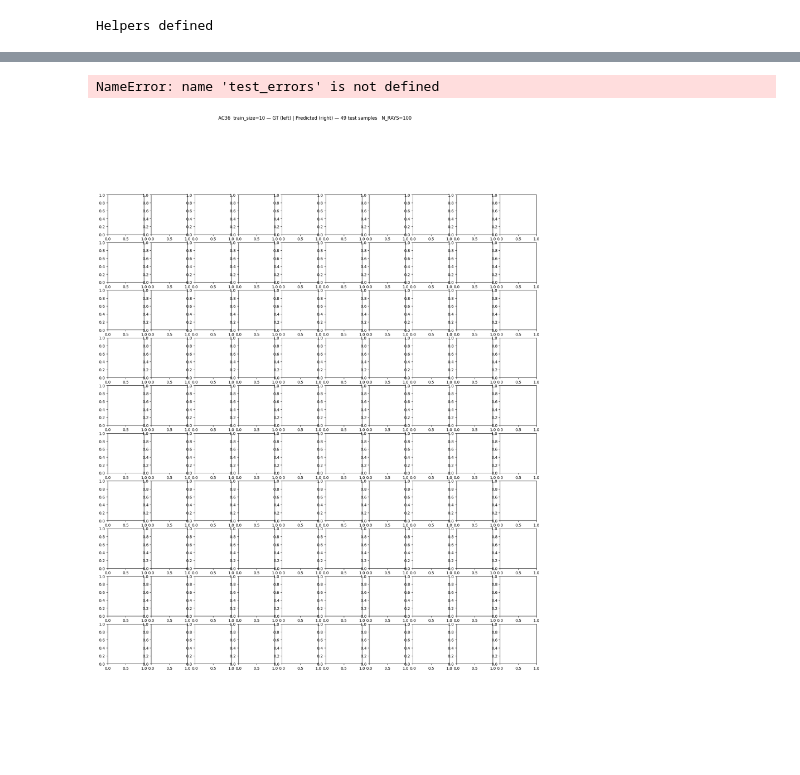
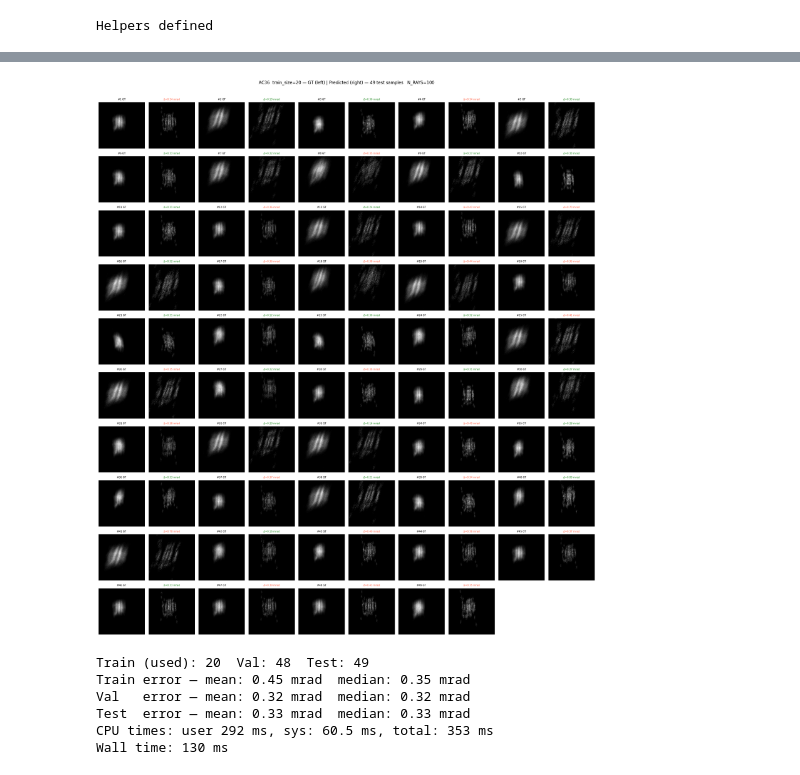
Before and after one commit to AlexxGrigore/master-thesis, a Jupyter notebook: src/perturbation_visualizer/training_evaluator.ipynb, the cells around one changed output, grey strips where cells are left out. Saved outputs shown, nothing was run; the diff lists cells and outputs as text; code cells hidden in the pictures; blank space fills up the shorter version.

Commit message:
update scenario

```diff
--- a/src/perturbation_visualizer/training_evaluator.ipynb
+++ b/src/perturbation_visualizer/training_evaluator.ipynb
@@ -39,21 +39,24 @@ Imports OK
 HELIOSTAT_ID = "AC36"   # options: AC36  AG33  AO34  AW36  BE35
 
 # Which training-size result to load
-TRAIN_SIZE = 10         # options: 1  5  10  20  25  50  75  100
+TRAIN_SIZE = 20         # options: 1  5  10  20  25  50  75  100
 
-N_RAYS                   = 100   # rays per light source (higher = cleaner, slower)
-SURFACE_POINTS_PER_FACET = 5     # per facet (5x5 = 25 pts)
+N_RAYS                   = 10   # rays per light source (higher = cleaner, slower)
+SURFACE_POINTS_PER_FACET = 25     # per facet (5x5 = 25 pts)
 # %%
 %%time
 # ── Load scenario + apply trained kinematic parameters ───────────────────
 
-SCENARIO_PATH = _base / "scenarios" / "full_field_200_samples_scenario" / "scenario.h5"
+# Use the per-heliostat deflectometry scenario (same as training).
+SCENARIO_PATH = _base / "scenarios" / "one_heliostat_scenarios" / HELIOSTAT_ID / "scenario.h5"
 KIN_PATH = (
     _base / "outputs" / "one_hel_train_sizes"
     / HELIOSTAT_ID / f"train_size_{TRAIN_SIZE}" / "kinematic_parameters.json"
 )
 SYNTH_DIR = _base / "scenarios" / "full_63_heli_kin_reconstruct" / "synthetic_data"
 
+if not SCENARIO_PATH.exists():
+    raise FileNotFoundError(f"Scenario not found:\n  {SCENARIO_PATH}")
 if not KIN_PATH.exists():
     raise FileNotFoundError(f"Kinematic parameters not found:\n  {KIN_PATH}")
 
@@ -73,6 +76,11 @@ heliostat_group = scenario.heliostat_field.heliostat_groups[0]
 heliostat_names = list(heliostat_group.names)
 heliostat_idx   = heliostat_names.index(HELIOSTAT_ID)
 kinematic       = heliostat_group.kinematics
+
+# Distance from this heliostat to the target center (used for m → mrad conversion).
+hel_pos       = heliostat_group.positions[heliostat_idx, :3]
+target_center = scenario.solar_tower.target_areas[0].centers[:, :3].mean(dim=0)
+hel_dist_m    = torch.norm(hel_pos - target_center).item()
 
 # Apply trained parameters (absolute values, not deltas).
 # The JSON typically contains only the single trained heliostat, not all 63.
@@ -98,7 +106,8 @@ trained_base_pos = torch.zeros(len(heliostat_names), 3, device=device)
 for j, s in enumerate(json_to_scenario):
     trained_base_pos[s] = _t(kin_data["base_position_deviation_parameters"][j])
 
-print(f"Scenario : {len(heliostat_names)} heliostats")
+print(f"Scenario : {SCENARIO_PATH.relative_to(_base)}")
 print(f"Selected : {HELIOSTAT_ID}  (index {heliostat_idx})")
 print(f"JSON     : {json_names}")
+print(f"Dist     : {hel_dist_m:.1f} m to target")
 print(f"Kin file : {KIN_PATH.relative_to(_base)}")
@@ -169,10 +196,11 @@ print(f"Test samples: {len(test_rays)}")
 test_pred_centroids, test_pred_flux = run_forward(
     scenario, heliostat_group, test_rays, heliostat_idx, test_target_mask, trained_base_pos, device
 )
-test_errors = centroid_error_m(test_pred_centroids, test_gt_centroids, device).cpu()
+test_errors      = centroid_error_m(test_pred_centroids, test_gt_centroids, device).cpu()
+test_errors_mrad = test_errors / hel_dist_m * 1000.0
 
-print(f"Test centroid error — mean: {test_errors.mean():.4f} m  "
-      f"median: {test_errors.median():.4f} m  "
-      f"max: {test_errors.max():.4f} m")
+print(f"Test centroid error — mean: {test_errors_mrad.mean():.2f} mrad  "
+      f"median: {test_errors_mrad.median():.2f} mrad  "
+      f"max: {test_errors_mrad.max():.2f} mrad")
 # %% [output]
 Test samples: 49
@@ -187,55 +217,69 @@ ROWS          = (N + PAIRS_PER_ROW - 1) // PAIRS_PER_ROW
 
 fig, axes = plt.subplots(
     ROWS, PAIRS_PER_ROW * 2,
     figsize=(PAIRS_PER_ROW * 4, ROWS * 2.2),
 )
 fig.suptitle(
     f"{HELIOSTAT_ID}  train_size={TRAIN_SIZE} — GT (left) | Predicted (right) — "
     f"{N} test samples   N_RAYS={N_RAYS}",
     fontsize=12, y=1.01,
 )
 
-med_err = test_errors.median().item()
+med_err = test_errors_mrad.median().item()
 for i in range(N):
     row      = i // PAIRS_PER_ROW
     col_pair = i % PAIRS_PER_ROW
     ax_gt = axes[row, col_pair * 2]
     ax_pr = axes[row, col_pair * 2 + 1]
 
     ax_gt.imshow(to_uint8(test_gt_flux[i]),   cmap="gray", vmin=0, vmax=255)
     ax_pr.imshow(to_uint8(test_pred_flux[i]), cmap="gray", vmin=0, vmax=255)
 
     ax_gt.set_title(f"#{i+1} GT", fontsize=7)
-    err_col = "tomato" if test_errors[i].item() > med_err else "forestgreen"
-    ax_pr.set_title(f"\u0394={test_errors[i]:.3f} m", fontsize=7, color=err_col)
+    err_col = "tomato" if test_errors_mrad[i].item() > med_err else "forestgreen"
+    ax_pr.set_title(f"\u0394={test_errors_mrad[i]:.2f} mrad", fontsize=7, color=err_col)
     ax_gt.axis("off")
     ax_pr.axis("off")
 
 for j in range(N * 2, ROWS * PAIRS_PER_ROW * 2):
     axes.flat[j].set_visible(False)
 
 plt.tight_layout()
 plt.show()
 # %% [output]
-NameError: name 'test_errors' is not defined
-[figure, old version]
+[figure, new version]
 # %%
 %%time
 # ── Load train + val splits + predict ────────────────────────────────────
+# train split is sliced to [:TRAIN_SIZE] — those are the exact samples used
+# during training (main.py uses cal[:train_size] on the sorted directory).
 
-train_rays, train_gt_c, train_tm, _ = load_split(SYNTH_DIR, HELIOSTAT_ID, "train")
-val_rays,   val_gt_c,   val_tm,   _ = load_split(SYNTH_DIR, HELIOSTAT_ID, "val")
-print(f"Train: {len(train_rays)}  Val: {len(val_rays)}  Test: {len(test_rays)}")
+train_rays_all, train_gt_c_all, train_tm_all, _ = load_split(SYNTH_DIR, HELIOSTAT_ID, "train")
+train_rays = train_rays_all[:TRAIN_SIZE]
+train_gt_c = train_gt_c_all[:TRAIN_SIZE]
+train_tm   = train_tm_all[:TRAIN_SIZE]
+
+val_rays, val_gt_c, val_tm, _ = load_split(SYNTH_DIR, HELIOSTAT_ID, "val")
+print(f"Train (used): {len(train_rays)}  Val: {len(val_rays)}  Test: {len(test_rays)}")
 
 train_pred_c, _ = run_forward(scenario, heliostat_group, train_rays, heliostat_idx, train_tm, trained_base_pos, device)
 val_pred_c,   _ = run_forward(scenario, heliostat_group, val_rays,   heliostat_idx, val_tm,   trained_base_pos, device)
 
-train_errors = centroid_error_m(train_pred_c, train_gt_c, device).cpu()
-val_errors   = centroid_error_m(val_pred_c,   val_gt_c,   device).cpu()
+train_errors      = centroid_error_m(train_pred_c, train_gt_c, device).cpu()
+val_errors        = centroid_error_m(val_pred_c,   val_gt_c,   device).cpu()
+train_errors_mrad = train_errors / hel_dist_m * 1000.0
+val_errors_mrad   = val_errors   / hel_dist_m * 1000.0
 
-print(f"Train error — mean: {train_errors.mean():.4f} m  median: {train_errors.median():.4f} m")
-print(f"Val   error — mean: {val_errors.mean():.4f} m  median: {val_errors.median():.4f} m")
-print(f"Test  error — mean: {test_errors.mean():.4f} m  median: {test_errors.median():.4f} m")
+print(f"Train error — mean: {train_errors_mrad.mean():.2f} mrad  median: {train_errors_mrad.median():.2f} mrad")
+print(f"Val   error — mean: {val_errors_mrad.mean():.2f} mrad  median: {val_errors_mrad.median():.2f} mrad")
+print(f"Test  error — mean: {test_errors_mrad.mean():.2f} mrad  median: {test_errors_mrad.median():.2f} mrad")
+# %% [output]
+Train (used): 20  Val: 48  Test: 49
+Train error — mean: 0.45 mrad  median: 0.35 mrad
+Val   error — mean: 0.32 mrad  median: 0.32 mrad
+Test  error — mean: 0.33 mrad  median: 0.33 mrad
+CPU times: user 292 ms, sys: 60.5 ms, total: 353 ms
+Wall time: 130 ms
 # %%
 # ── Polar sky plot: sun position, dot size = error, colour = split ────────
 #
```
Also changed, not shown: parts of 3 cells of this notebook, 6 other files.
